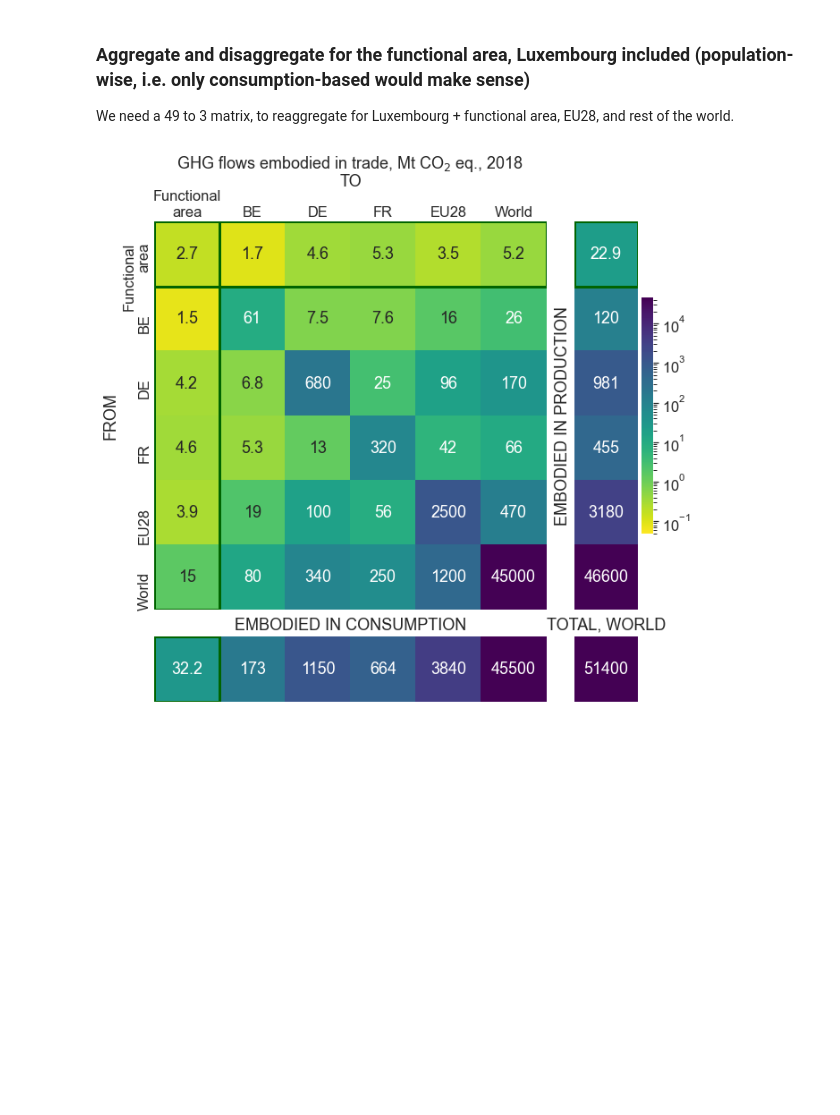
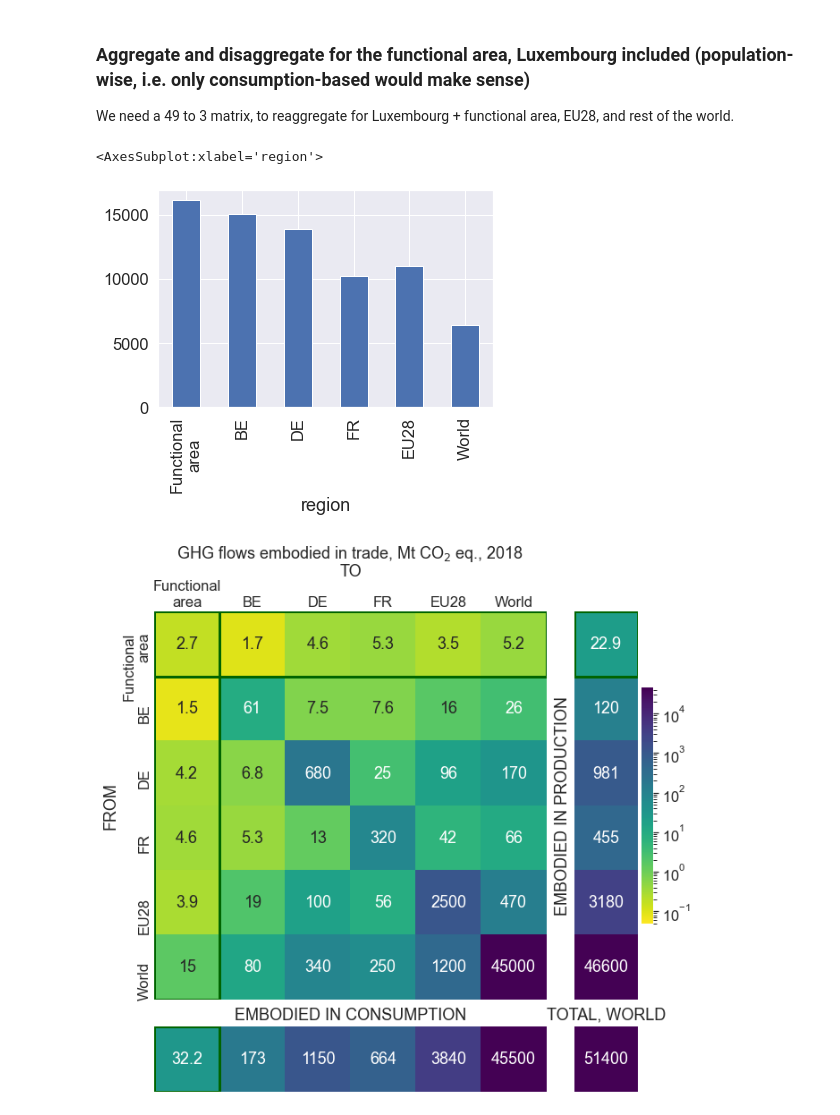
Before and after one commit to thomasgibon/io-footprinting, a Jupyter notebook: exiobase_use.ipynb, the cells around one changed output. Drawn from its saved outputs; the diff is of its cells as text; code cells hidden in the pictures; blank space fills up the shorter version.

```diff
--- a/exiobase_use.ipynb
+++ b/exiobase_use.ipynb
@@ -617,40 +715,43 @@ reg_agg_matrix = np.zeros([49,6])
 # Flows will follow population, for a lack of a better proxy for emissions
 # This is probably wrong for territorial emissions, but should hold for consumption
 
 population_FA=pd.Series({'LU':io.population['LU'],
                          'BE':225772,
                          'DE':378881,
                          'FR':781852},
                           name='population')
 
 FA_shares=population_FA/io.population
 FA_shares.fillna(inplace=True, value=0)
 FA_shares=FA_shares.reindex_like(io.population)
 
 reg_agg_matrix[:,0] = FA_shares
 reg_agg_matrix[io.get_regions()=='BE',1] = 1-reg_agg_matrix[io.get_regions()=='BE',1]
 reg_agg_matrix[io.get_regions()=='DE',2] = 1-reg_agg_matrix[io.get_regions()=='DE',1]
 reg_agg_matrix[io.get_regions()=='FR',3] = 1-reg_agg_matrix[io.get_regions()=='FR',1]
 reg_agg_matrix[:28,4] = 1-reg_agg_matrix[:28,:4].sum(1)
 reg_agg_matrix[:,5] = 1-reg_agg_matrix[:,:5].sum(1)
 
 reg_agg_matrix=reg_agg_matrix.T # argh, the matrix was transposed
 
 assert all(reg_agg_matrix.sum(0)==1)
 
 # Reaggregate
 reg_agg_names=['Functional\narea','BE','DE','FR','EU28','World']
 
-# ioagg = io.aggregate(region_agg=reg_agg_matrix,
-#                      region_names=reg_agg_names,
-#                         inplace=False)
+ioagg = io.aggregate(region_agg=reg_agg_matrix,
+                     region_names=reg_agg_names,
+                        inplace=False)
 
-# # Calculate the new system
-# ioagg.calc_all()
+# Calculate the new system
+ioagg.calc_all()
 
-# ioagg.calc_extensions()
+ioagg.calc_extensions()
 
-# ioagg.impact.D_cba_cap.loc[ind].plot(kind='bar')
+ioagg.impact.D_cba_cap.loc[ind].plot(kind='bar')
+# %% [output]
+<AxesSubplot:xlabel='region'>
+[figure, added]
 # %%
 GHG_summary=pd.DataFrame(reg_agg_matrix.dot(GHG_cons_pro_tot.dot(reg_agg_matrix.T)),
              index=reg_agg_names,
```
Also changed, not shown: parts of 38 cells of this notebook.
